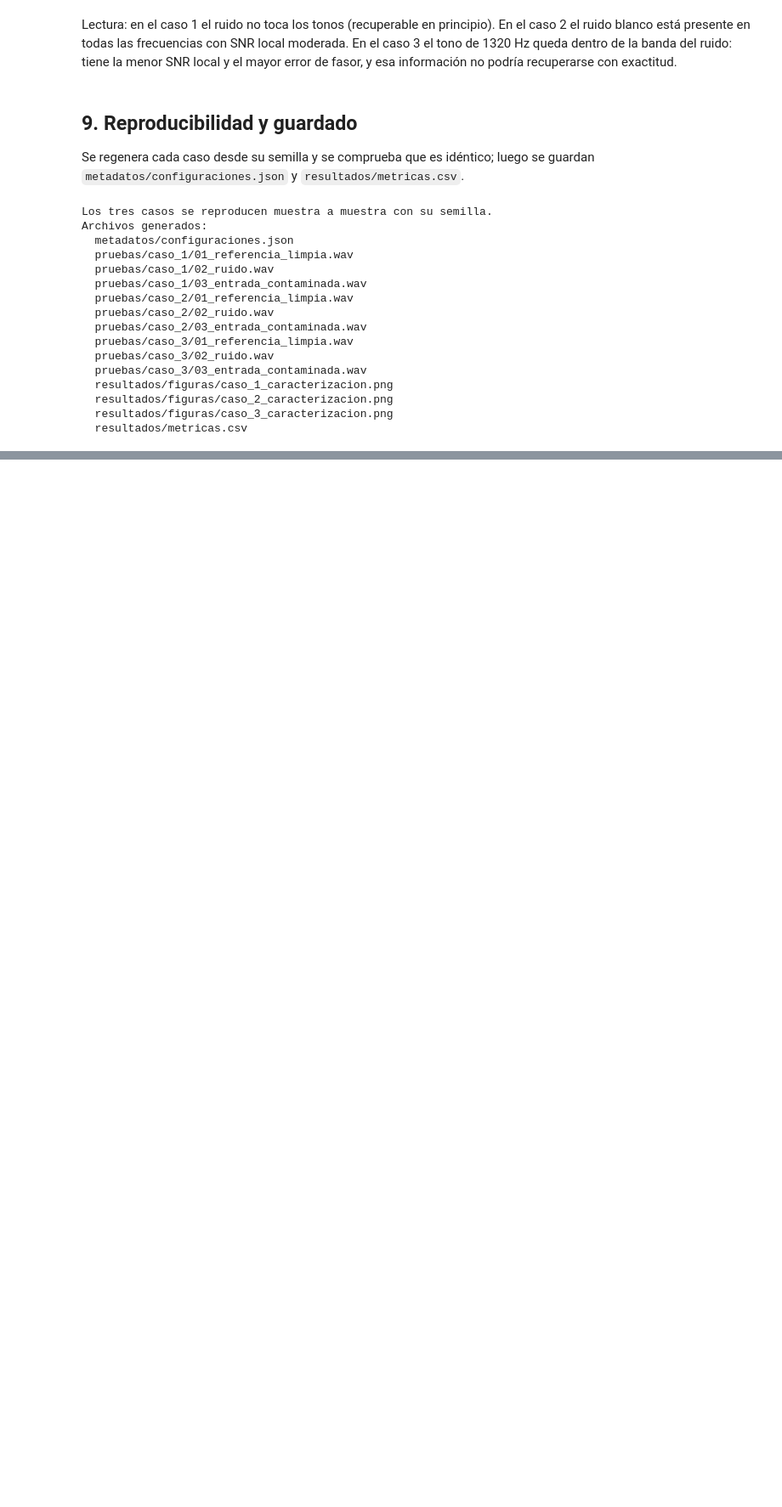
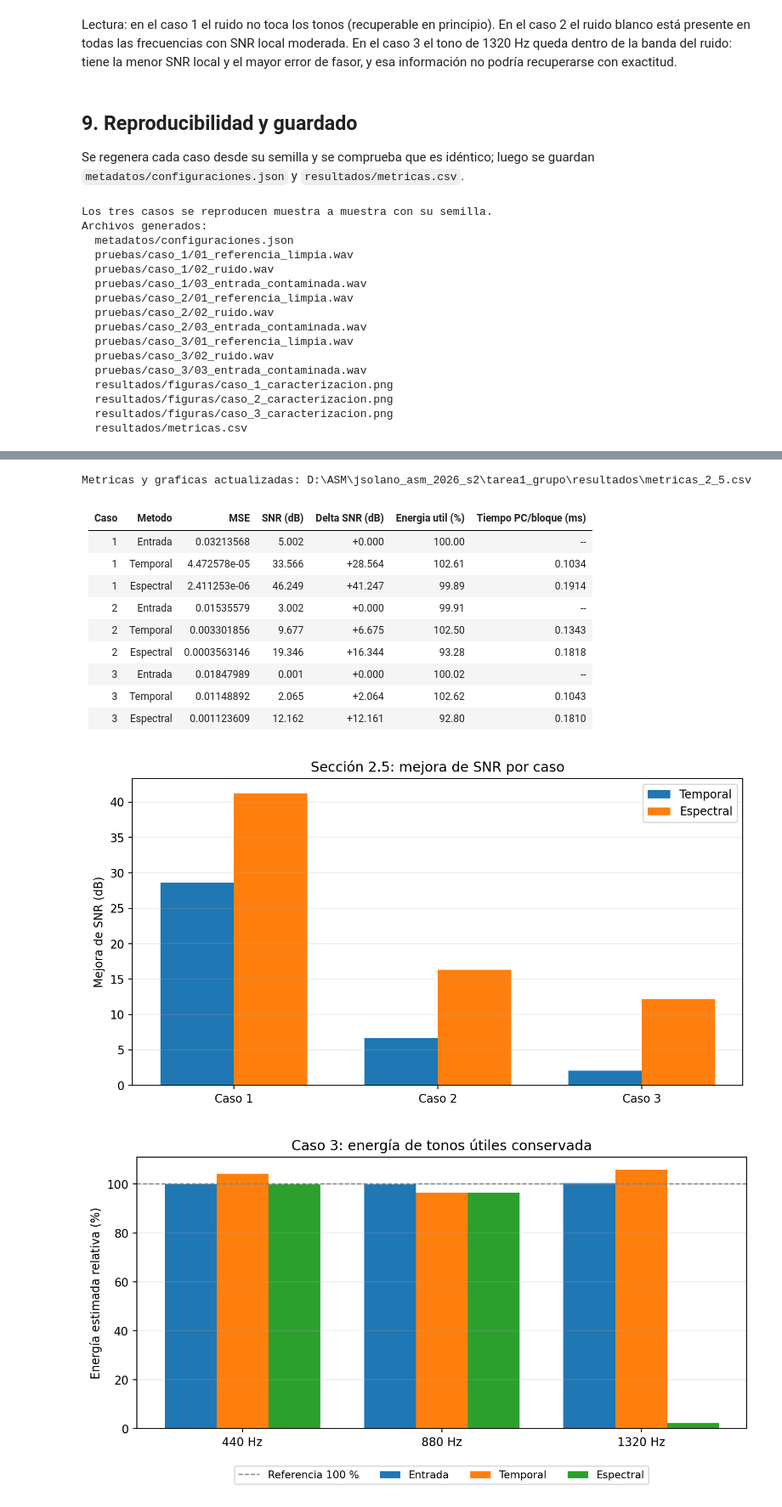
Before and after one commit to josesolMo/jsolano_asm_2026_s2, a Jupyter notebook: tarea1_grupo/notebook.ipynb, the cells around one changed output, grey strips where cells are left out. Shown at 85% size. Saved outputs shown, nothing was run; the diff lists cells and outputs as text; code cells hidden in the pictures; blank space fills up the shorter version.

Commit message:
feat: implementar metricas y comparacion seccion 2.5

```diff
--- a/tarea1_grupo/notebook.ipynb
+++ b/tarea1_grupo/notebook.ipynb
@@ -432,0 +437,77 @@ Archivos generados:
+# %%
+# Seccion 2.5: recalcular metricas de los tres casos y generar graficas
+from pathlib import Path
+import subprocess, sys, csv
+
+
+def localizar_tarea1():
+    carpeta = Path.cwd().resolve()
+    candidatos = [carpeta, carpeta / "tarea1_grupo"]
+    for padre in carpeta.parents:
+        candidatos.extend((padre, padre / "tarea1_grupo"))
+    for candidato in candidatos:
+        if (candidato / "src" / "metricas_2_5.py").is_file():
+            return candidato
+    raise FileNotFoundError("Abra el notebook desde la carpeta tarea1_grupo o la raiz del repositorio, y compruebe src/metricas_2_5.py")
+
+TAREA1_25 = localizar_tarea1()
+SCRIPT_25 = TAREA1_25 / "src" / "metricas_2_5.py"
+CSV_25 = TAREA1_25 / "resultados" / "metricas_2_5.csv"
+FIG_25 = TAREA1_25 / "resultados" / "figuras"
+
+# Ya integradas las ramas: el mismo repositorio debe incluir ambos resultados.
+integrados = all((TAREA1_25 / "resultados" / nombre / "caso_1" / archivo).is_file()
+                 for nombre, archivo in (("filtrado_temporal", "04_filtrada_temporal.wav"),
+                                         ("filtrado_espectral", "04_filtrada_espectral.wav")))
+comando = [sys.executable, str(SCRIPT_25), "--out", str(CSV_25),
+           "--figuras", str(FIG_25), "--benchmark"]
+if integrados:
+    comando += ["--base", str(TAREA1_25)]
+else:
+    # Antes de integrar: se utilizan las worktrees locales creadas por el grupo.
+    asm = TAREA1_25.parent.parent
+    temp = asm / "asm_temporal" / "tarea1_grupo"
+    espe = asm / "asm_espectral" / "tarea1_grupo"
+    if not (temp.is_dir() and espe.is_dir()):
+        raise FileNotFoundError("Aun no estan integrados ambos filtros y faltan asm_temporal/asm_espectral junto al clon local")
+    comando += ["--temporal", str(temp), "--espectral", str(espe)]
+
+subprocess.run(comando, check=True)
+print("Metricas y graficas actualizadas:", CSV_25)
+# %% [output]
+Metricas y graficas actualizadas: D:\ASM\jsolano_asm_2026_s2\tarea1_grupo\resultados\metricas_2_5.csv
+# %%
+# Seccion 2.5: mostrar tabla de comparacion y figuras generadas
+from IPython.display import display, Markdown, Image
+with CSV_25.open(encoding="utf-8-sig", newline="") as archivo:
+    registros_25 = list(csv.DictReader(archivo))
+
+encabezados = ["Caso", "Metodo", "MSE", "SNR (dB)", "Delta SNR (dB)",
+               "Energia util (%)", "Tiempo PC/bloque (ms)"]
+filas_tabla = ["| " + " | ".join(encabezados) + " |", "|" + "|".join(["---"] * len(encabezados)) + "|"]
+for dato in registros_25:
+    tiempo = dato["tiempo_host_ms_bloque"]
+    valores = [dato["caso"], dato["metodo"], f'{float(dato["MSE"]):.7g}',
+               f'{float(dato["SNR_dB"]):.3f}', f'{float(dato["delta_SNR_dB"]):+.3f}',
+               f'{float(dato["energia_util_tonos_pct"]):.2f}',
+               f'{float(tiempo):.4f}' if tiempo else "--"]
+    filas_tabla.append("| " + " | ".join(valores) + " |")
+display(Markdown("\n".join(filas_tabla)))
+for nombre in ("comparativa_snr_2_5.png", "energia_tonos_caso3_2_5.png", "tiempos_pc_2_5.png"):
+    grafico = FIG_25 / nombre
+    if grafico.exists():
+        display(Image(filename=str(grafico)))
+# %% [output]
+| Caso | Metodo | MSE | SNR (dB) | Delta SNR (dB) | Energia util (%) | Tiempo PC/bloque (ms) |
+|---|---|---|---|---|---|---|
+| 1 | Entrada | 0.03213568 | 5.002 | +0.000 | 100.00 | -- |
+| 1 | Temporal | 4.472578e-05 | 33.566 | +28.564 | 102.61 | 0.1034 |
+| 1 | Espectral | 2.411253e-06 | 46.249 | +41.247 | 99.89 | 0.1914 |
+| 2 | Entrada | 0.01535579 | 3.002 | +0.000 | 99.91 | -- |
+| 2 | Temporal | 0.003301856 | 9.677 | +6.675 | 102.50 | 0.1343 |
+| 2 | Espectral | 0.0003563146 | 19.346 | +16.344 | 93.28 | 0.1818 |
+| 3 | Entrada | 0.01847989 | 0.001 | +0.000 | 100.02 | -- |
+| 3 | Temporal | 0.01148892 | 2.065 | +2.064 | 102.62 | 0.1043 |
+| 3 | Espectral | 0.001123609 | 12.162 | +12.161 | 92.80 | 0.1810 |
+[figure, added]
+[figure, added]
```
Also changed, not shown: parts of 3 cells of this notebook, 5 other files.
